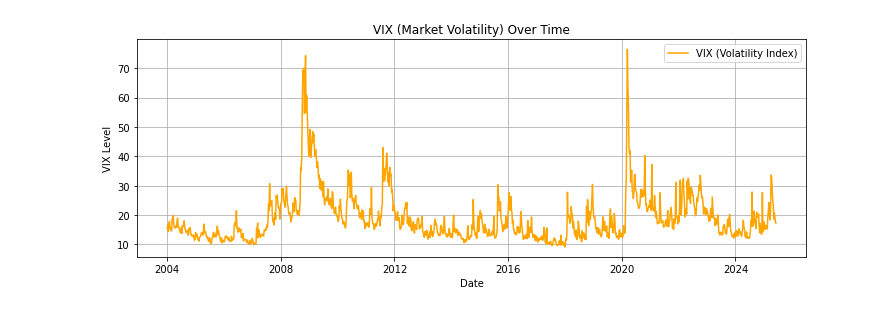
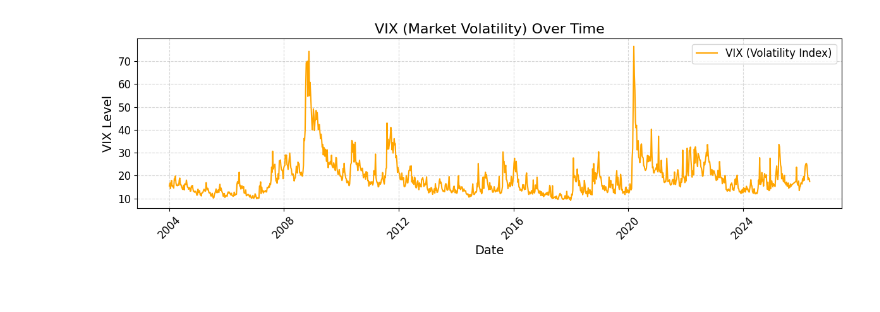
Before and after one commit to ArturMelnyk-analyst/Market-Mood-Forecasting, a Jupyter notebook: notebooks/03_exploratory_analysis.ipynb, the cells around one changed output. Cells and saved outputs as stored; diff of their text form; code cells hidden in the pictures.

```diff
--- a/notebooks/03_exploratory_analysis.ipynb
+++ b/notebooks/03_exploratory_analysis.ipynb
@@ -12,3 +28,9 @@ from pathlib import Path
 # %%
-#Openig cleaned_data.csv
-df = pd.read_csv("../data/cleaned/cleaned_data.csv", parse_dates=["Date"])
+# Opening cleaned_data.csv
+cleaned_path = PROJECT_ROOT / "data" / "cleaned" / "cleaned_data.csv"
+
+df = pd.read_csv(cleaned_path, parse_dates=["Date"])
+df = df.sort_values("Date").reset_index(drop=True)
+
+print(f"Loaded cleaned dataset: {df.shape[0]:,} rows × {df.shape[1]:,} columns")
+print(f"Date range: {df['Date'].min().date()} → {df['Date'].max().date()}")
@@ -15,4 +40,6 @@ df = pd.read_csv("../data/cleaned/cleaned_data.csv", parse_dates=["Date"])
 # %%
-# Define relative path using pathlib
-output_path = Path("../images/eda")
+# Define relative output path using pathlib
+output_path = PROJECT_ROOT / "images" / "eda"
 output_path.mkdir(parents=True, exist_ok=True)
+
+print(f"EDA images will be saved to: {output_path}")
@@ -166,15 +217,23 @@ plt.show()
 # %%
-# Plot 2: VIX Over Time
-plt.figure(figsize=(12, 4))
-plt.plot(df_plot["VIX_Close"], color='orange', label="VIX (Volatility Index)")
-plt.title("VIX (Market Volatility) Over Time")
-plt.ylabel("VIX Level")
-plt.xlabel("Date")
-plt.grid(True)
-plt.legend()
+# VIX Over Time
+fig, ax = plt.subplots(figsize=(12, 4))
+
+ax.plot(df_plot.index, df_plot["VIX_Close"], color="orange", label="VIX (Volatility Index)")
+ax.set_title("VIX (Market Volatility) Over Time", fontsize=16, color="black")
+ax.set_ylabel("VIX Level", fontsize=14, color="black")
+ax.set_xlabel("Date", fontsize=14, color="black")
+ax.tick_params(axis="x", labelsize=12, colors="black", rotation=45)
+ax.tick_params(axis="y", labelsize=12, colors="black")
+ax.grid(True, linestyle="--", alpha=0.5)
+ax.legend(fontsize=12)
+
+fig.tight_layout()
+
+fig.savefig(output_path / "vix_over_time.png", dpi=300, bbox_inches="tight", facecolor="white")
+
 plt.show()
 # %% [output]
-[figure, old version]
+[figure, new version]
 # %%
 # Overlay S&P 500 with VIX
 fig, ax1 = plt.subplots(figsize=(12, 5))
```
Also changed, not shown: parts of 9 cells of this notebook, 12 other files.
